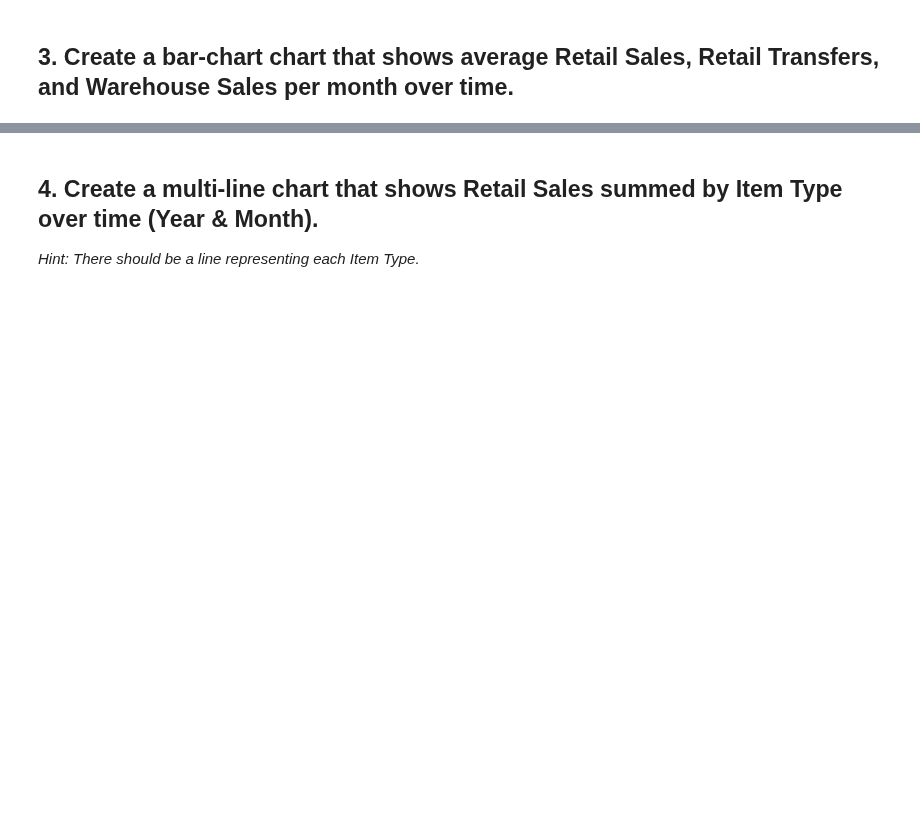
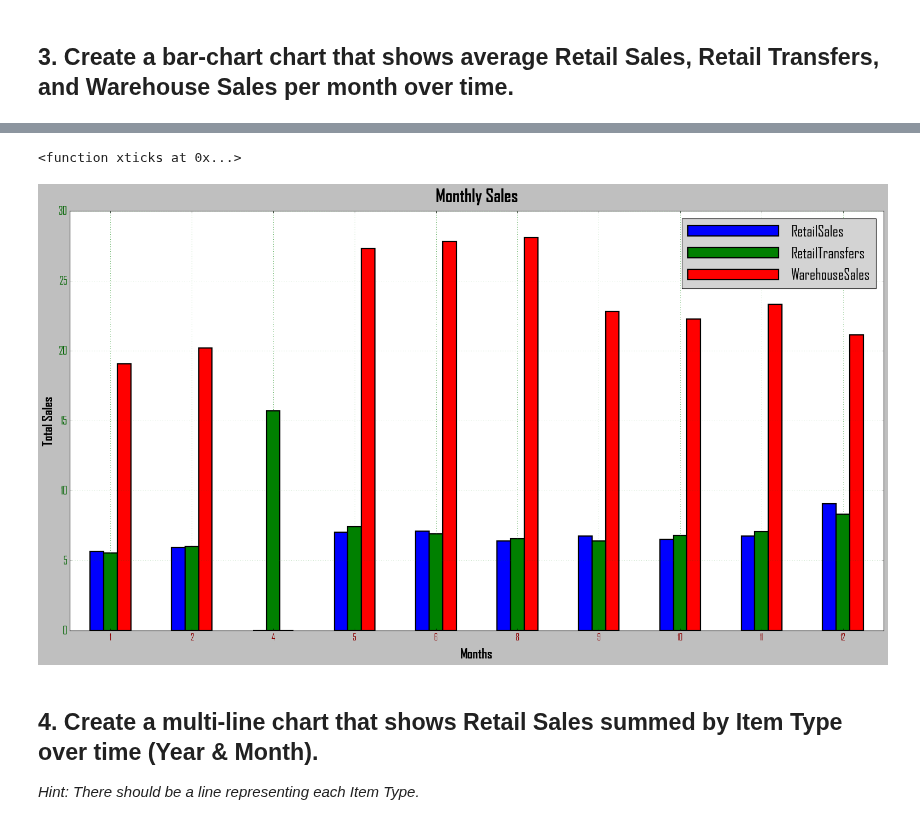
Before and after one commit to paoloironhack/data_analytics062020, a Jupyter notebook: labs/module_2/24_Plotting-Multiple-Data-Series/your-code/main.ipynb, the cells around one changed output, grey strips where cells are left out. Saved outputs shown, nothing was run; the diff lists cells and outputs as text; code cells hidden in the pictures; blank space fills up the shorter version.

```diff
--- a/labs/module_2/24_Plotting-Multiple-Data-Series/your-code/main.ipynb
+++ b/labs/module_2/24_Plotting-Multiple-Data-Series/your-code/main.ipynb
@@ -15,2 +125,6 @@ import seaborn as sns
 # %% [markdown]
 ## 3. Create a bar-chart chart that shows average Retail Sales, Retail Transfers, and Warehouse Sales per month over time.
+# %%
+pivot_monthly = pd.pivot_table(data,columns=["Month"],
+               values=["RetailSales","RetailTransfers","WarehouseSales"]).T
+pivot_monthly
@@ -17,3 +144,26 @@ import seaborn as sns
+# %%
+plt.style.use("classic")
+plt.rcParams["figure.figsize"]=(24,12)
+plt.rcParams["font.family"]="agency fb"
+pivot_monthly.plot(kind="bar",edgecolor="k",linewidth=2)
+
+plt.xticks(rotation=360,size=15,color="darkred")
+plt.yticks(size=18,color="darkgreen")
+plt.xlabel("Months",size=22,c="k",fontweight="bold",labelpad=10)
+plt.ylabel("Total Sales",size=22,c="k",fontweight="bold")
+
+plt.title("Monthly Sales",size=29,c="k",
+         fontweight="bold",pad=15)
+
+
+plt.legend(handlelength=6,prop={"size":25},edgecolor="k",facecolor="lightgray")
+plt.grid(True,c="g")
+plt.savefig("OK1.svg")
+
+print(plt.xticks)
+# %% [output]
+<function xticks at 0x...>
+[figure, added]
 # %% [markdown]
 ## 4. Create a multi-line chart that shows Retail Sales summed by Item Type over time (Year & Month).
 
```
Also changed, not shown: parts of 15 cells of this notebook.
